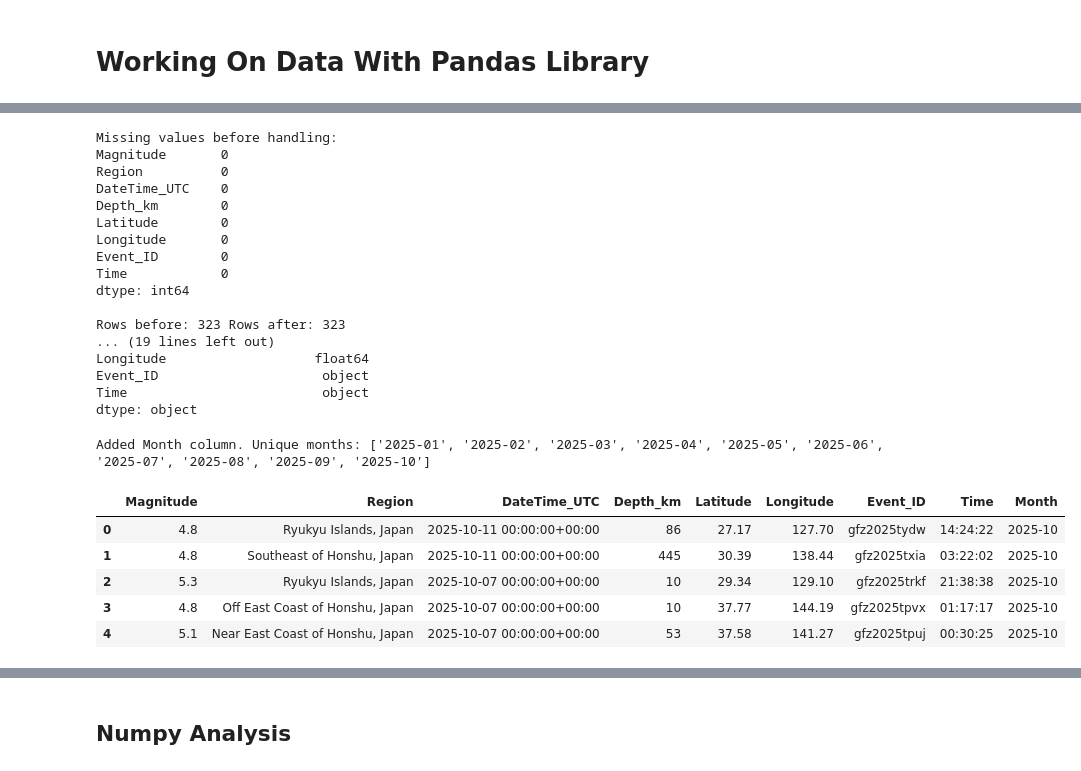
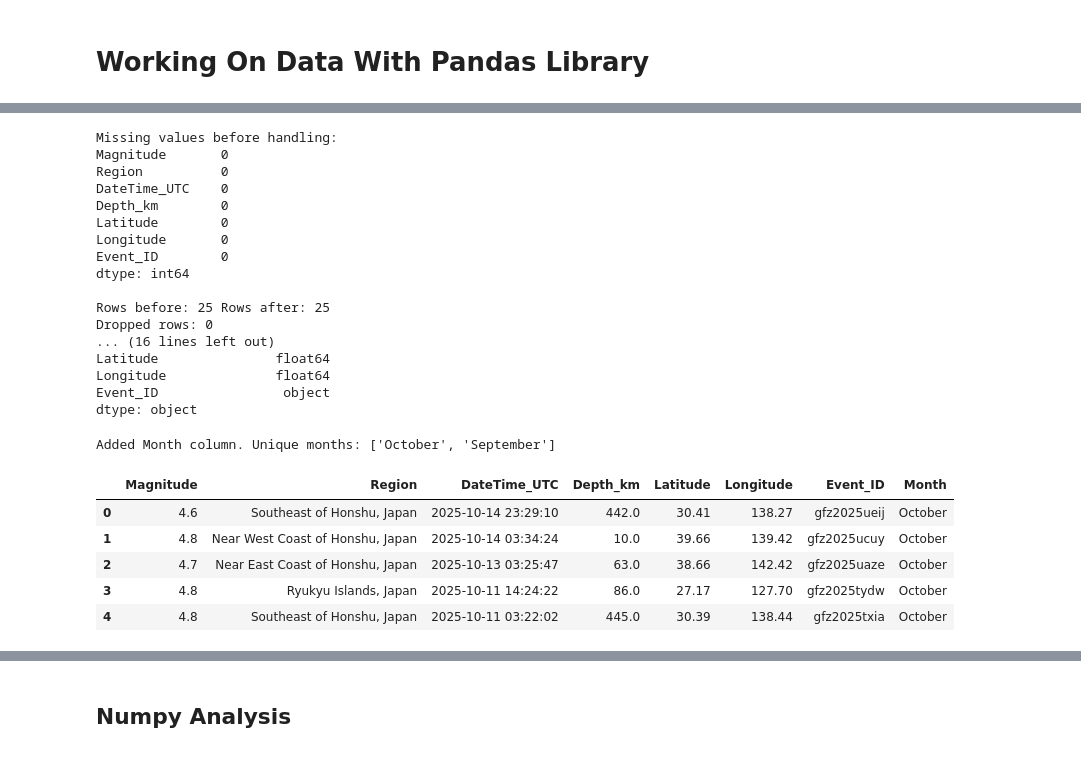
Before and after one commit to rezp8/earthquakeDataAnalysis, a Jupyter notebook: GeoFON.ipynb, the cells around one changed output, grey strips where cells are left out. Drawn from its saved outputs; the diff is of its cells as text; code cells hidden in the pictures.

```diff
--- a/GeoFON.ipynb
+++ b/GeoFON.ipynb
@@ -201,18 +202,22 @@ import numpy as np
 
 
 # Parse to datetime (coerce errors to NaT)
-df_csv['DateTime_UTC'] = pd.to_datetime(df_csv['DateTime_UTC'], errors='coerce', utc=True)
+# df_csv['DateTime_UTC'] = pd.to_datetime(df_csv['DateTime_UTC'], errors='coerce', utc=True)
+df_csv['DateTime_UTC'] = pd.to_datetime(df_csv['DateTime_UTC'], format="%Y-%m-%d %H:%M:%S", errors='coerce')
 
-# Create Time column (HH:MM:SS) in UTC
-Time = df_csv['DateTime_UTC'].dt.strftime('%H:%M:%S')
-df_csv['Time'] = Time
+# # Create Time column (HH:MM:SS) in UTC
+# Time = df_csv['DateTime_UTC'].dt.strftime('%H:%M:%S')
+# df_csv['Time'] = Time
 
 # Keep only the date part in DateTime_UTC
-df_csv['DateTime_UTC'] = df_csv['DateTime_UTC'].dt.floor('D')
+# df_csv['DateTime_UTC'] = df_csv['DateTime_UTC'].dt.floor('D')
 
 # Convert numeric to floats
-for col in ['Magnitude', 'Depth_km', 'Latitude', 'Longitude']:
-    df_csv[col] = pd.to_numeric(df_csv[col], errors='coerce')
+# for col in ['Magnitude', 'Depth_km', 'Latitude', 'Longitude']:
+#     df_csv[col] = pd.to_numeric(df_csv[col], errors='coerce')
+
+
+df_csv["Depth_km"] = df_csv["Depth_km"].astype("float")
 
 print('Dtypes after conversion:')
 print(df_csv.dtypes)
@@ -272,30 +276,31 @@ Depth_km        0
 Latitude        0
 Longitude       0
 Event_ID        0
-Time            0
 dtype: int64
 
-Rows before: 323 Rows after: 323
-... (19 lines left out)
-Longitude                   float64
-Event_ID                     object
-Time                         object
+Rows before: 25 Rows after: 25
+Dropped rows: 0
+... (16 lines left out)
+Latitude               float64
+Longitude              float64
+Event_ID                object
 dtype: object
 # %%
 # Create Month column
 
-df_work['Month'] = df_work['DateTime_UTC'].dt.to_period('M').astype(str)
+# df_work['Month'] = df_work['DateTime_UTC'].dt.to_period('M').astype(str)
+df_work['Month'] = df_work['DateTime_UTC'].dt.month_name()
 print('Added Month column. Unique months:', sorted(df_work['Month'].unique()))
 # df_work[['DateTime_UTC','Time','Month']].head()
 df_work.head()
 # %% [output]
-Added Month column. Unique months: ['2025-01', '2025-02', '2025-03', '2025-04', '2025-05', '2025-06', '2025-07', '2025-08', '2025-09', '2025-10']
+Added Month column. Unique months: ['October', 'September']
-|  | Magnitude | Region | DateTime_UTC | Depth_km | Latitude | Longitude | Event_ID | Time | Month |
-| 0 | 4.8 | Ryukyu Islands, Japan | 2025-10-11 00:00:00+00:00 | 86 | 27.17 | 127.70 | gfz2025tydw | 14:24:22 | 2025-10 |
-| 1 | 4.8 | Southeast of Honshu, Japan | 2025-10-11 00:00:00+00:00 | 445 | 30.39 | 138.44 | gfz2025txia | 03:22:02 | 2025-10 |
-| 2 | 5.3 | Ryukyu Islands, Japan | 2025-10-07 00:00:00+00:00 | 10 | 29.34 | 129.10 | gfz2025trkf | 21:38:38 | 2025-10 |
-| 3 | 4.8 | Off East Coast of Honshu, Japan | 2025-10-07 00:00:00+00:00 | 10 | 37.77 | 144.19 | gfz2025tpvx | 01:17:17 | 2025-10 |
-| 4 | 5.1 | Near East Coast of Honshu, Japan | 2025-10-07 00:00:00+00:00 | 53 | 37.58 | 141.27 | gfz2025tpuj | 00:30:25 | 2025-10 |
+|  | Magnitude | Region | DateTime_UTC | Depth_km | Latitude | Longitude | Event_ID | Month |
+| 0 | 4.6 | Southeast of Honshu, Japan | 2025-10-14 23:29:10 | 442.0 | 30.41 | 138.27 | gfz2025ueij | October |
+| 1 | 4.8 | Near West Coast of Honshu, Japan | 2025-10-14 03:34:24 | 10.0 | 39.66 | 139.42 | gfz2025ucuy | October |
+| 2 | 4.7 | Near East Coast of Honshu, Japan | 2025-10-13 03:25:47 | 63.0 | 38.66 | 142.42 | gfz2025uaze | October |
+| 3 | 4.8 | Ryukyu Islands, Japan | 2025-10-11 14:24:22 | 86.0 | 27.17 | 127.70 | gfz2025tydw | October |
+| 4 | 4.8 | Southeast of Honshu, Japan | 2025-10-11 03:22:02 | 445.0 | 30.39 | 138.44 | gfz2025txia | October |
 # %%
 # Create Category column
 
```
Also changed, not shown: parts of 16 cells of this notebook, 2 other files.
